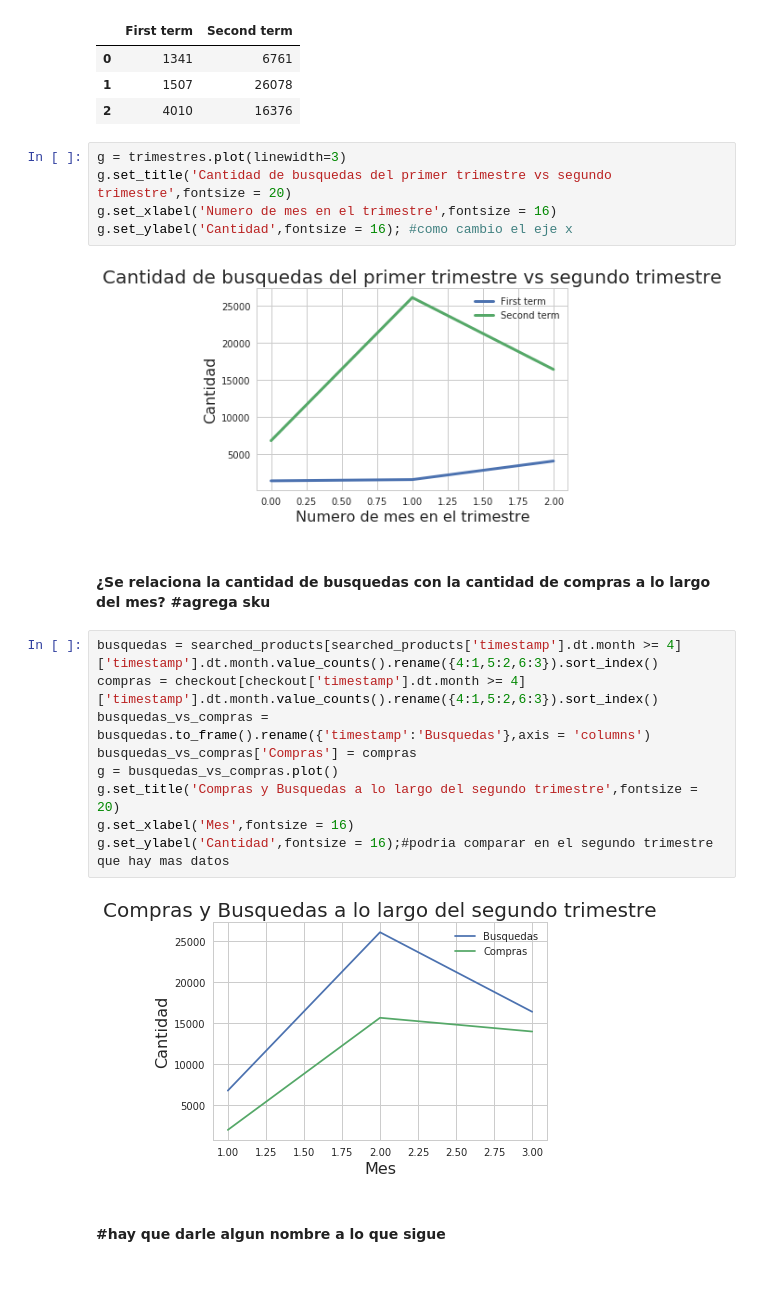
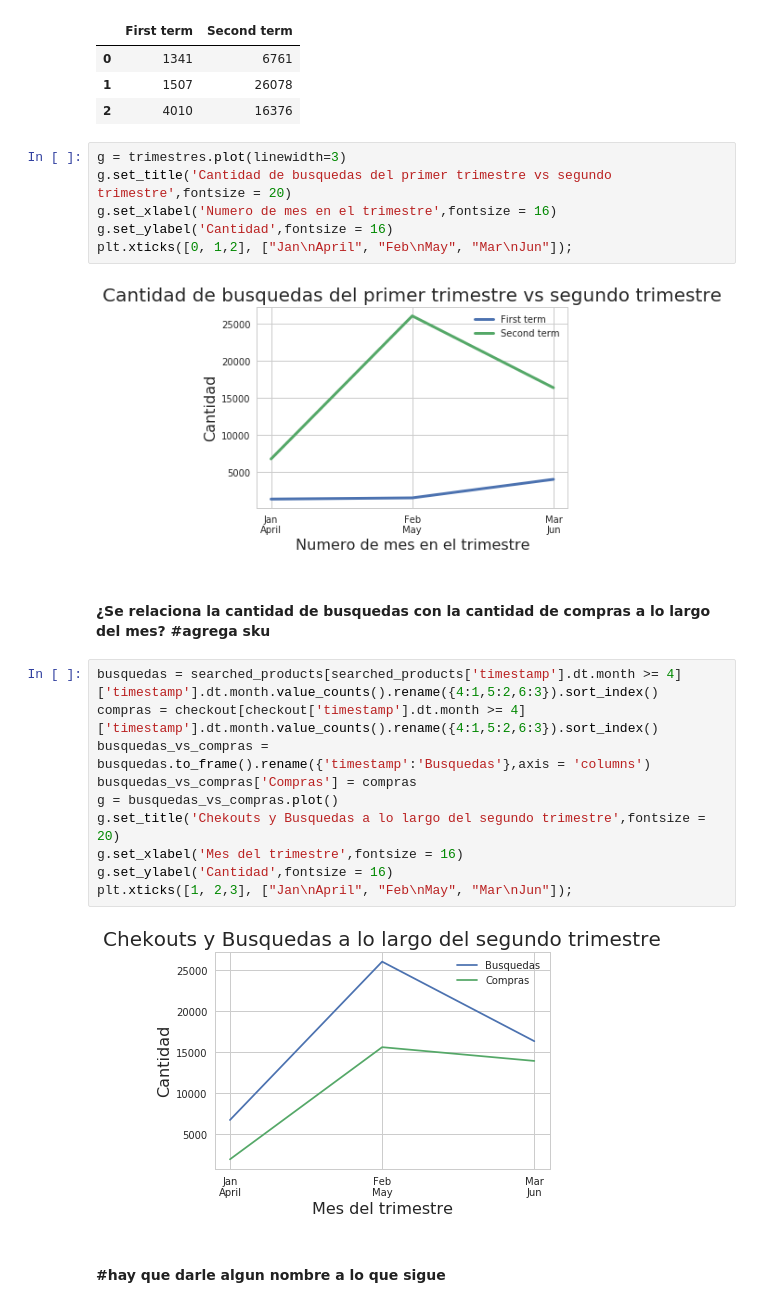
Before and after one commit to jowisaidman/tp1_analisis_exploratorio, a Jupyter notebook: Notebooks/Joel/checkout_analisis.ipynb, the cells around one changed output. Drawn from its saved outputs; the diff is of its cells as text; blank space fills up the shorter version.

```diff
--- a/Notebooks/Joel/checkout_analisis.ipynb
+++ b/Notebooks/Joel/checkout_analisis.ipynb
@@ -256,10 +244,11 @@ trimestres
 # %%
 g = trimestres.plot(linewidth=3)
 g.set_title('Cantidad de busquedas del primer trimestre vs segundo trimestre',fontsize = 20)
 g.set_xlabel('Numero de mes en el trimestre',fontsize = 16)
-g.set_ylabel('Cantidad',fontsize = 16); #como cambio el eje x
+g.set_ylabel('Cantidad',fontsize = 16)
+plt.xticks([0, 1,2], ["Jan\nApril", "Feb\nMay", "Mar\nJun"]);
 # %% [output]
-[figure, old version]
+[figure, new version]
 # %% [markdown]
 #### ¿Se relaciona la cantidad de busquedas con la cantidad de compras a lo largo del mes? #agrega sku
 # %%
@@ -268,11 +257,12 @@ compras = checkout[checkout['timestamp'].dt.month >= 4]['timestamp'].dt.month.va
 busquedas_vs_compras = busquedas.to_frame().rename({'timestamp':'Busquedas'},axis = 'columns')
 busquedas_vs_compras['Compras'] = compras
 g = busquedas_vs_compras.plot()
-g.set_title('Compras y Busquedas a lo largo del segundo trimestre',fontsize = 20)
-g.set_xlabel('Mes',fontsize = 16)
-g.set_ylabel('Cantidad',fontsize = 16);#podria comparar en el segundo trimestre que hay mas datos
+g.set_title('Chekouts y Busquedas a lo largo del segundo trimestre',fontsize = 20)
+g.set_xlabel('Mes del trimestre',fontsize = 16)
+g.set_ylabel('Cantidad',fontsize = 16)
+plt.xticks([1, 2,3], ["Jan\nApril", "Feb\nMay", "Mar\nJun"]);
 # %% [output]
-[figure, old version]
+[figure, new version]
 # %% [markdown]
 #### #hay que darle algun nombre a lo que sigue
 # %%
```
Also changed, not shown: parts of 14 cells of this notebook, 2 other files.
